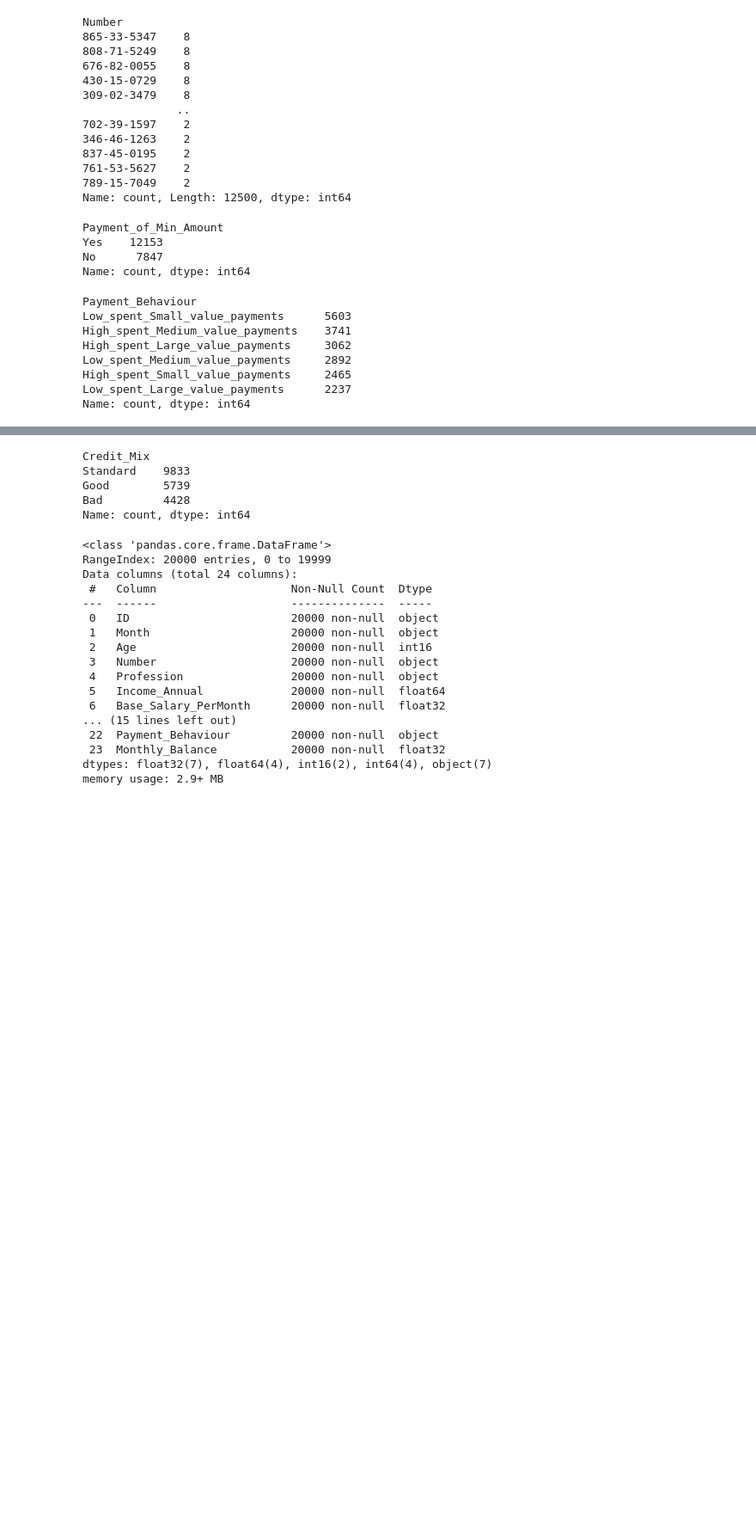
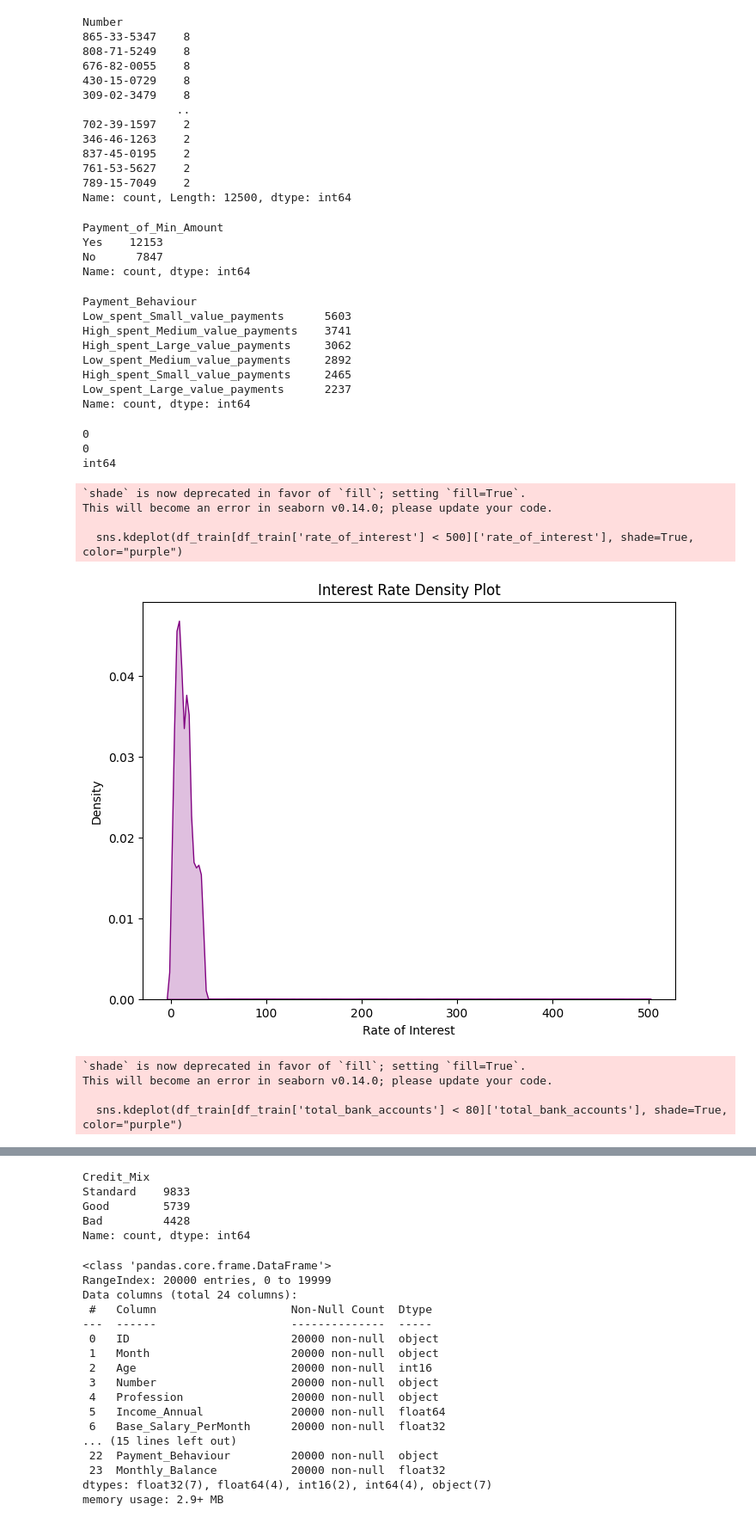
Before and after one commit to Abhinav-Kumar012/ML-project, a Jupyter notebook: notebooks/credit-preprocessing copy.ipynb, the cells around one changed output, grey strips where cells are left out. Shown: that part at 86% size. Saved outputs shown, nothing was run; the diff lists cells and outputs as text; code cells hidden in the pictures; blank space fills up the shorter version.

```diff
--- a/notebooks/credit-preprocessing copy.ipynb
+++ b/notebooks/credit-preprocessing copy.ipynb
@@ -510,3 +510,83 @@ Low_spent_Medium_value_payments     2892
 High_spent_Small_value_payments     2465
 Low_spent_Large_value_payments      2237
 Name: count, dtype: int64
+# %%
+import matplotlib.pyplot as plt
+import seaborn as sns
+df_train["total_bank_accounts"].value_counts().sort_index().head(20)
+
+print(df_train['rate_of_interest'].isnull().sum())
+
+print(df_train["total_bank_accounts"].isnull().sum())
+print(df_train['rate_of_interest'].dtype)
+
+
+
+plt.figure(figsize=(8, 6))
+sns.kdeplot(df_train[df_train['rate_of_interest'] < 500]['rate_of_interest'], shade=True, color="purple")
+plt.title("Interest Rate Density Plot")
+plt.xlabel("Rate of Interest")
+plt.show()
+
+plt.figure(figsize=(8, 6))
+sns.kdeplot(df_train[df_train['total_bank_accounts'] < 80]['total_bank_accounts'], shade=True, color="purple")
+plt.title("Bank Accounts Plot")
+plt.xlabel("Bank Accounts")
+plt.show()
+
+
+df_train[pd.to_numeric(df_train["total_current_loans"], errors="coerce").isna()]["total_current_loans"].head(20)
+
+
+# df_train["total_current_loans"] = df_train["total_current_loans"].str.strip("_")
+
+df_train["total_current_loans"] = pd.to_numeric(df_train["total_current_loans"], downcast="integer")
+
+df_train["total_current_loans"].dtype
+
+df_train["total_current_loans"].value_counts().sort_index().head(20)
+
+df_train.groupby("customer_id")["loan_type"].value_counts().sample(20)
+
+df_train.groupby("customer_id")["loan_type"].value_counts().value_counts()
+
+
+df_train.credit_mix.value_counts()
+
+df_train[["customer_id", "credit_mix"]].head(20)
+
+df_train.loc[df_train["credit_mix"] == "_", "credit_mix"] = pd.NA
+
+df_train["credit_mix"] = df_train.groupby("customer_id")["credit_mix"].transform(
+    lambda x: x.fillna(x.mode()[0]))
+
+df_train["credit_mix"].isna().sum()
+# df_train.rate_of_interest.value_counts().sort_index().head(20)
+# plt.figure(figsize=(8, 6))
+# sns.boxplot(data=df_train, y="rate_of_interest", palette="Set3")
+# plt.title("interest_rate Distribution")
+# plt.show()
+
+plt.figure(figsize=(8, 8))
+plt.pie(df_train["credit_mix"].value_counts(),
+        labels=df_train["credit_mix"].value_counts().index,
+        autopct='%1.1f%%',
+        startangle=90,
+        colors=plt.cm.Set3.colors,
+        wedgeprops=dict(width=0.5))
+plt.title("credit_mix Distribution")
+plt.axis('equal')
+plt.show()
+# %% [output]
+0
+0
+int64
+`shade` is now deprecated in favor of `fill`; setting `fill=True`.
+This will become an error in seaborn v0.14.0; please update your code.
+
+  sns.kdeplot(df_train[df_train['rate_of_interest'] < 500]['rate_of_interest'], shade=True, color="purple")
+[figure, added]
+`shade` is now deprecated in favor of `fill`; setting `fill=True`.
+This will become an error in seaborn v0.14.0; please update your code.
+
+  sns.kdeplot(df_train[df_train['total_bank_accounts'] < 80]['total_bank_accounts'], shade=True, color="purple")
```
Also changed, not shown: parts of 2 cells of this notebook.
